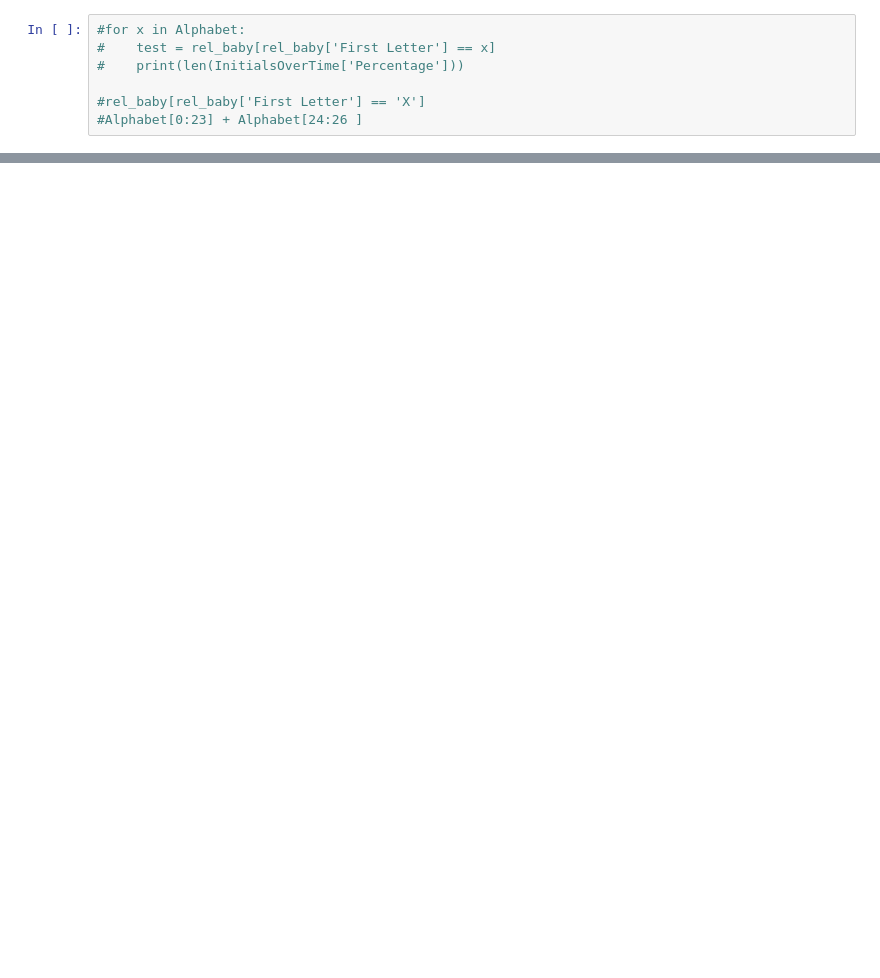
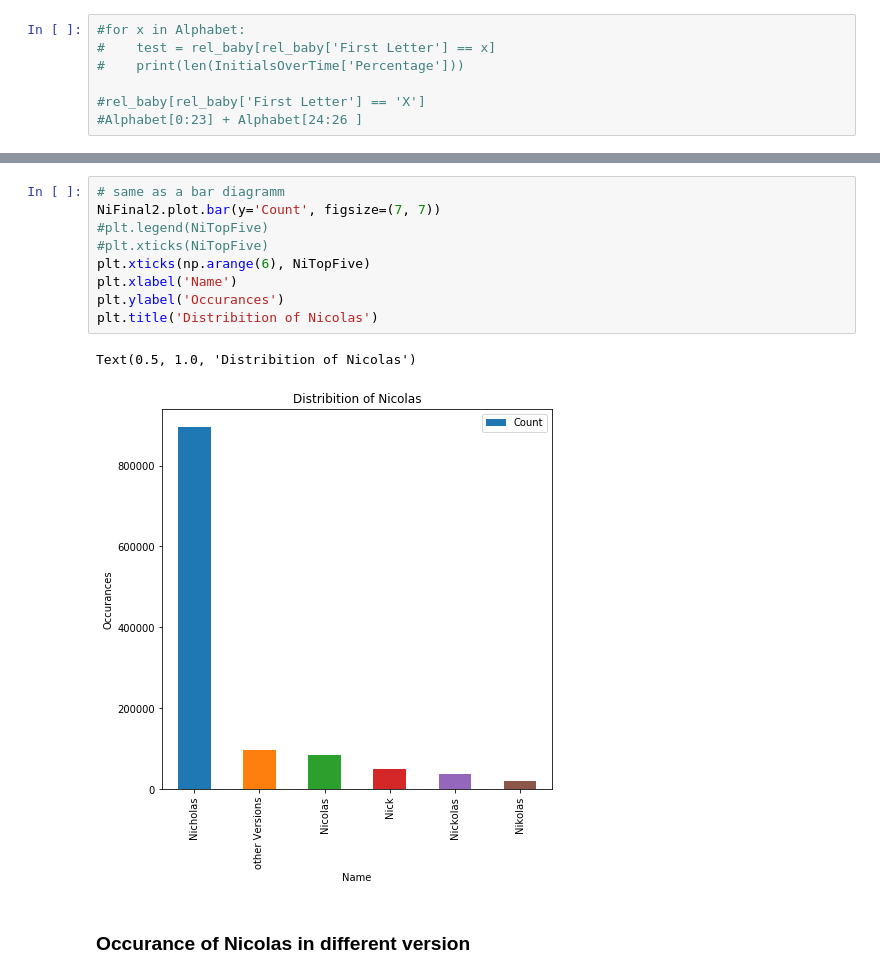
Before and after one commit to NicolasFFM/00_BabyNames, a Jupyter notebook: BabyNames-checkpoint.ipynb, the cells around one changed output, grey strips where cells are left out. Drawn from its saved outputs; the diff is of its cells as text; blank space fills up the shorter version.

```diff
--- a/BabyNames-checkpoint.ipynb
+++ b/BabyNames-checkpoint.ipynb
@@ -448,0 +530,14 @@ f_Nicolas.plot.line('year', 'Count')
+# %%
+# same as a bar diagramm
+NiFinal2.plot.bar(y='Count', figsize=(7, 7))
+#plt.legend(NiTopFive)
+#plt.xticks(NiTopFive)
+plt.xticks(np.arange(6), NiTopFive)
+plt.xlabel('Name')
+plt.ylabel('Occurances')
+plt.title('Distribition of Nicolas')
+# %% [output]
+Text(0.5, 1.0, 'Distribition of Nicolas')
+[figure, added]
+# %% [markdown]
+### Occurance of Nicolas in different version
```
Also changed, not shown: parts of 84 cells of this notebook.
